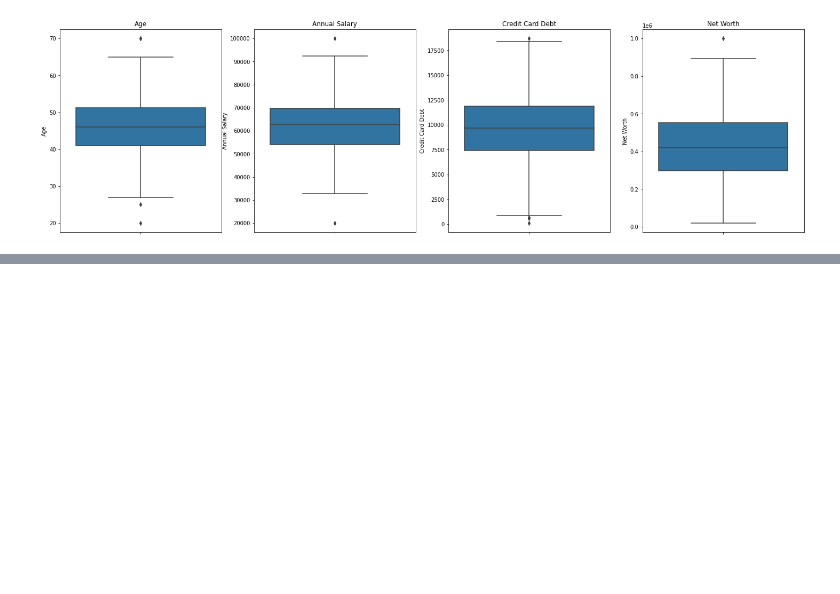
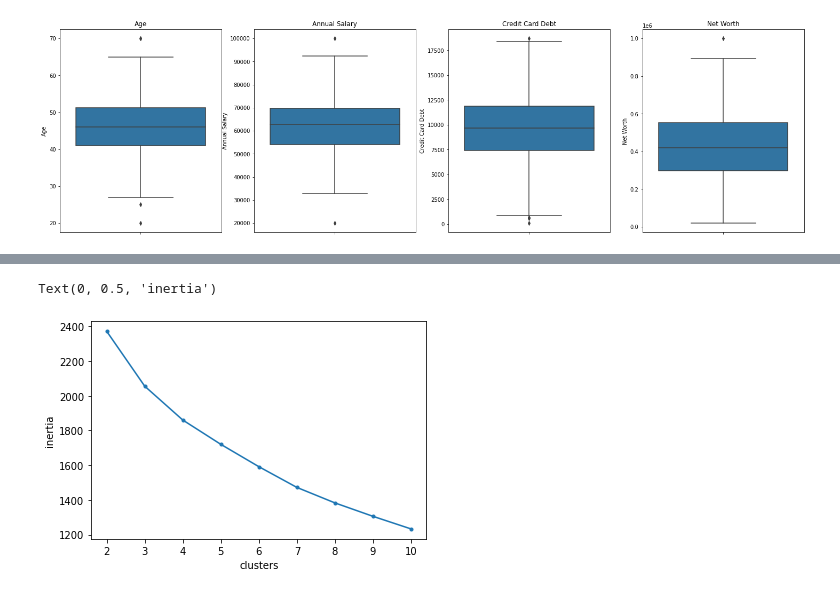
Before and after one commit to LarsonBodden/Car-Purchasing-Model, a Jupyter notebook: Project_2.ipynb, the cells around one changed output, grey strips where cells are left out. Cells and saved outputs as stored; diff of their text form; code cells hidden in the pictures; blank space fills up the shorter version.

```diff
--- a/Project_2.ipynb
+++ b/Project_2.ipynb
@@ -205,0 +206,6 @@ for var in continuous_variable:
+# %%
+# Scale the data
+scaler = StandardScaler()
+# Fit & transform data.
+X_scaled = pd.DataFrame(scaler.fit_transform(df), columns=df.columns)
+X_scaled.head()
@@ -205,0 +219,18 @@ for var in continuous_variable:
+# %%
+from sklearn.cluster import KMeans
+from sklearn.metrics import silhouette_score
+
+#Create an empty list of inertias
+inertias = []
+#Loop through k values between 2 and 10 and store the inertias in the list.
+for k in range(2,11):
+    kmeans = KMeans(n_clusters=k)
+    kmeans.fit(X_scaled)
+    inertias.append(kmeans.inertia_)
+#Visualize scores
+plt.plot(range(2,11), inertias, marker = '.')
+plt.xlabel('clusters')
+plt.ylabel('inertia')
+# %% [output]
+Text(0, 0.5, 'inertia')
+[figure, added]
```
Also changed, not shown: parts of 18 cells of this notebook.
